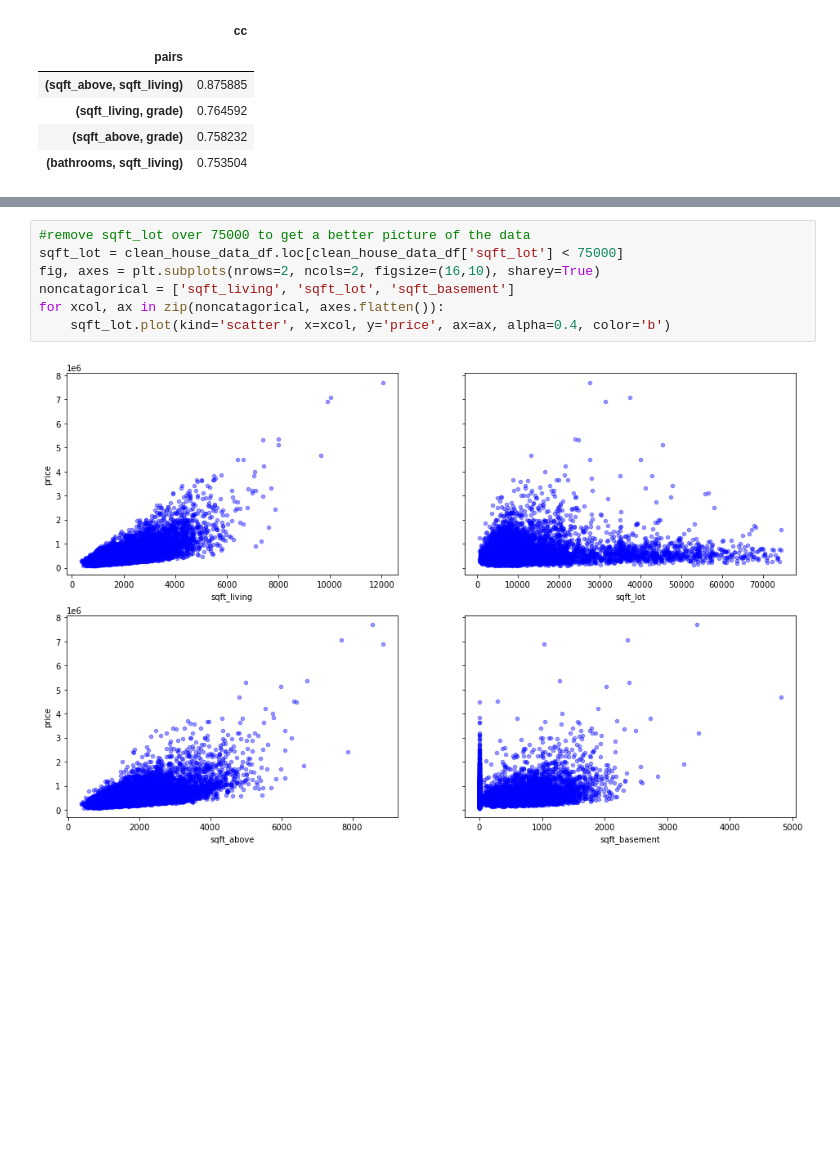
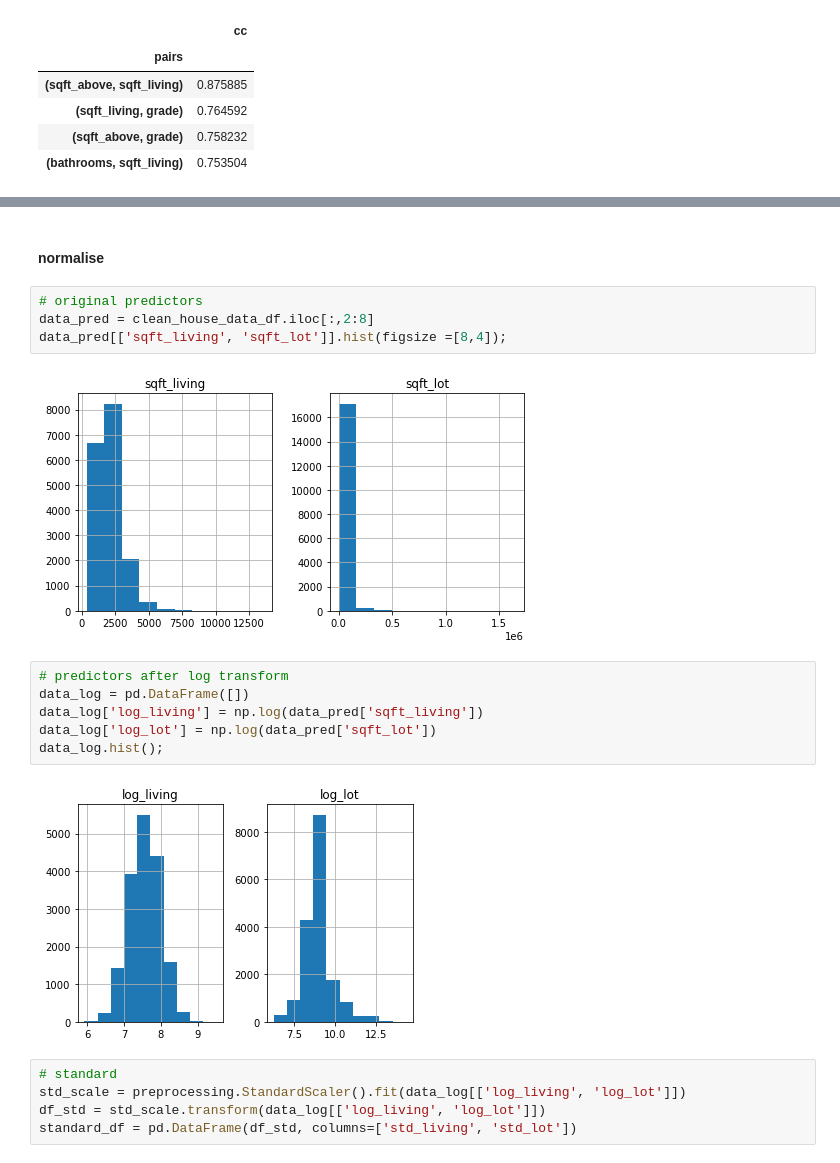
Before and after one commit to wong-ricky/House-Price, a Jupyter notebook: House Price.ipynb, the cells around one changed output, grey strips where cells are left out. Saved outputs shown, nothing was run; the diff lists cells and outputs as text; blank space fills up the shorter version.

```diff
--- a/House Price.ipynb
+++ b/House Price.ipynb
@@ -279,9 +252,21 @@ for xcol, ax in zip(categorical, axes.flatten()):
-# %%
-#remove sqft_lot over 75000 to get a better picture of the data
-sqft_lot = clean_house_data_df.loc[clean_house_data_df['sqft_lot'] < 75000]
-fig, axes = plt.subplots(nrows=2, ncols=2, figsize=(16,10), sharey=True)
-noncatagorical = ['sqft_living', 'sqft_lot', 'sqft_basement']
-for xcol, ax in zip(noncatagorical, axes.flatten()):
-    sqft_lot.plot(kind='scatter', x=xcol, y='price', ax=ax, alpha=0.4, color='b')
-# %% [output]
-[figure, removed]
+# %% [markdown]
+#### normalise
+# %%
+# original predictors
+data_pred = clean_house_data_df.iloc[:,2:8]
+data_pred[['sqft_living', 'sqft_lot']].hist(figsize =[8,4]);
+# %% [output]
+[figure, added]
+# %%
+# predictors after log transform
+data_log = pd.DataFrame([])
+data_log['log_living'] = np.log(data_pred['sqft_living'])
+data_log['log_lot'] = np.log(data_pred['sqft_lot'])
+data_log.hist();
+# %% [output]
+[figure, added]
+# %%
+# standard
+std_scale = preprocessing.StandardScaler().fit(data_log[['log_living', 'log_lot']])
+df_std = std_scale.transform(data_log[['log_living', 'log_lot']])
+standard_df = pd.DataFrame(df_std, columns=['std_living', 'std_lot'])
```
Also changed, not shown: parts of 19 cells of this notebook.
